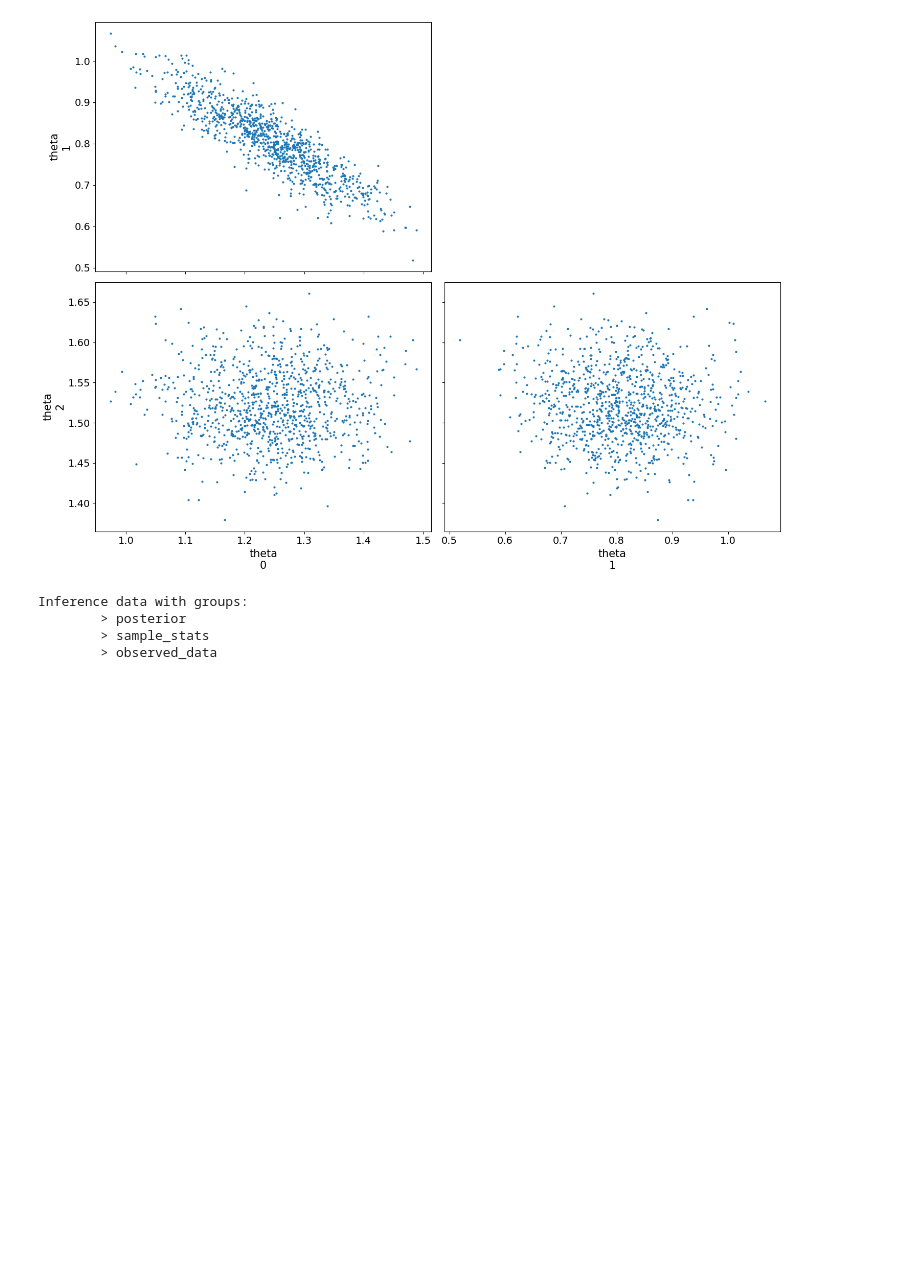
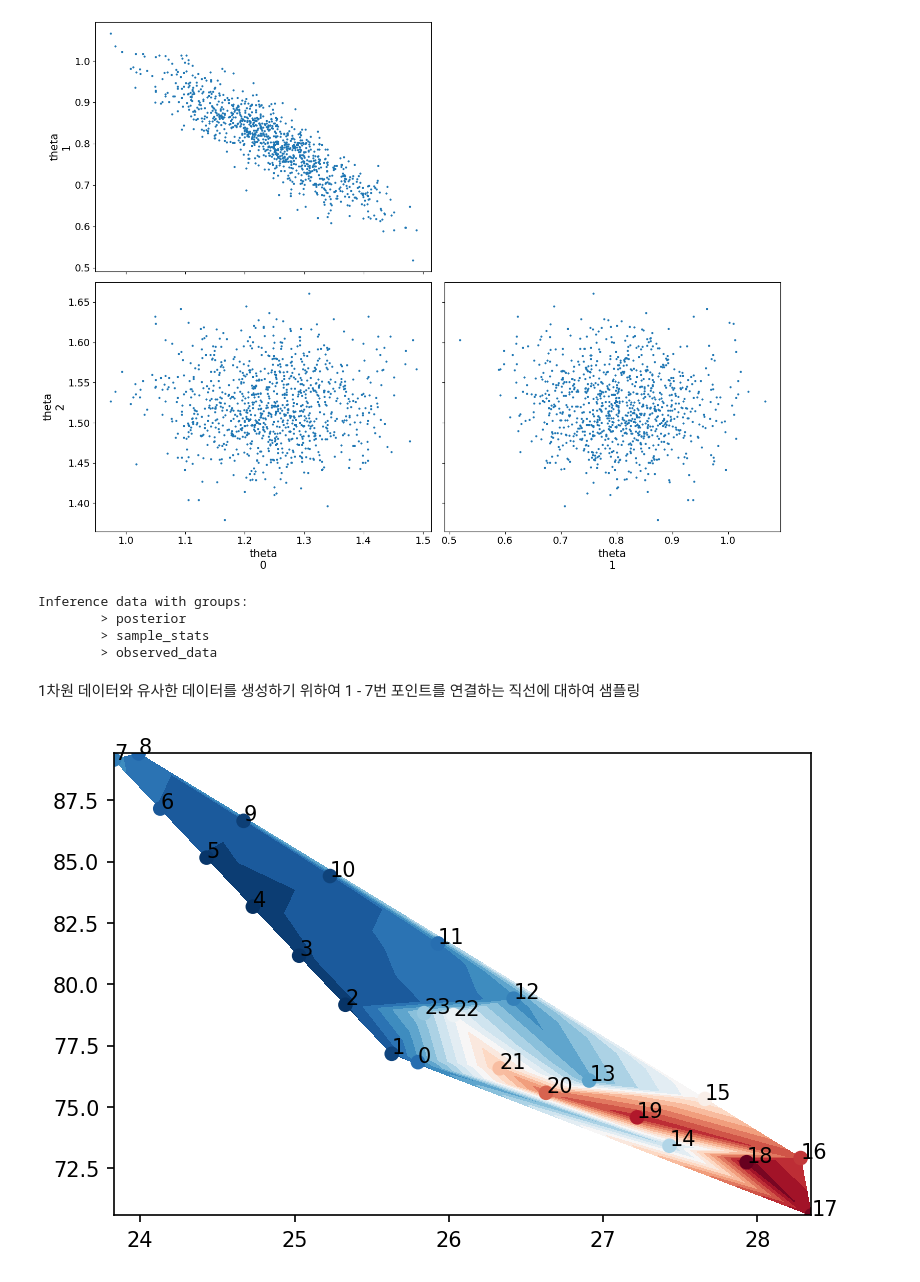
Before and after one commit to BET-lab/pymc-examples, a Jupyter notebook: examples/pymc-gp-toy_model.ipynb, the cells around one changed output. Saved outputs shown, nothing was run; the diff lists cells and outputs as text; code cells hidden in the pictures; blank space fills up the shorter version.

```diff
--- a/examples/pymc-gp-toy_model.ipynb
+++ b/examples/pymc-gp-toy_model.ipynb
@@ -269,4 +287,34 @@ Inference data with groups:
         > posterior
         > sample_stats
         > observed_data
+# %% [markdown]
+1차원 데이터와 유사한 데이터를 생성하기 위하여 1 - 7번 포인트를 연결하는 직선에 대하여 샘플링
+# %%
+fig, ax = plt.subplots(figsize=(6, 4), dpi=150)
+ax.tricontourf(
+    df_f.iloc[:, 1],
+    df_f.iloc[:, 2],
+    df_f.iloc[:, 0],
+    levels=20,
+    cmap="RdBu_r"
+)
+ax.scatter(
+    df_f.iloc[:, 1],
+    df_f.iloc[:, 2],
+    c=df_f.iloc[:, 0],
+    cmap="RdBu_r"
+)
+
+# Write data point index.
+for i in range(df_f.shape[0]):
+    ax.text(
+        df_f.iloc[i, 1],
+        df_f.iloc[i, 2],
+        str(i),
+        color="black"
+    )
+
+plt.show()
+# %% [output]
+[figure, added]
 # %%
```
Also changed, not shown: parts of 8 cells of this notebook.
